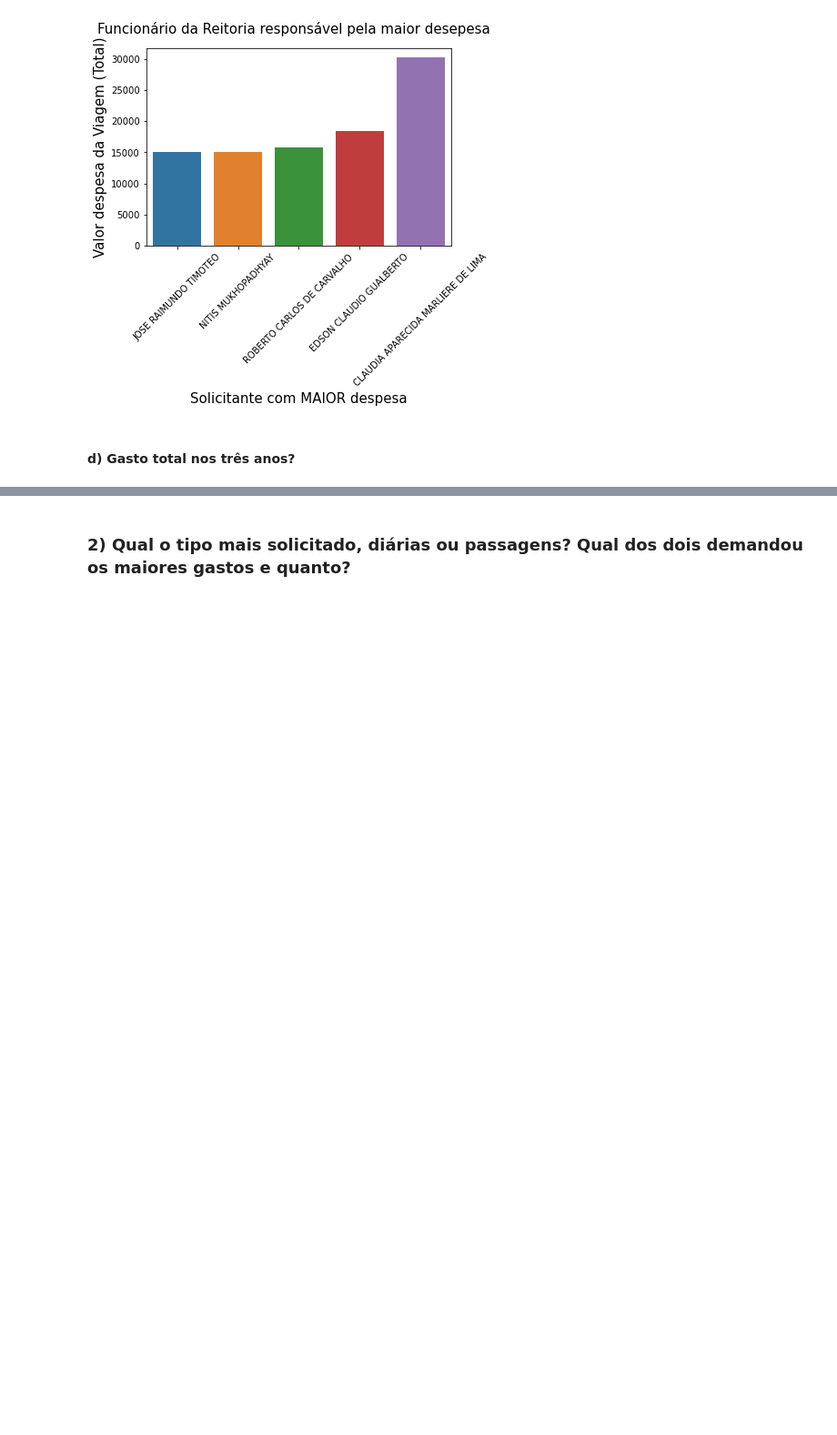
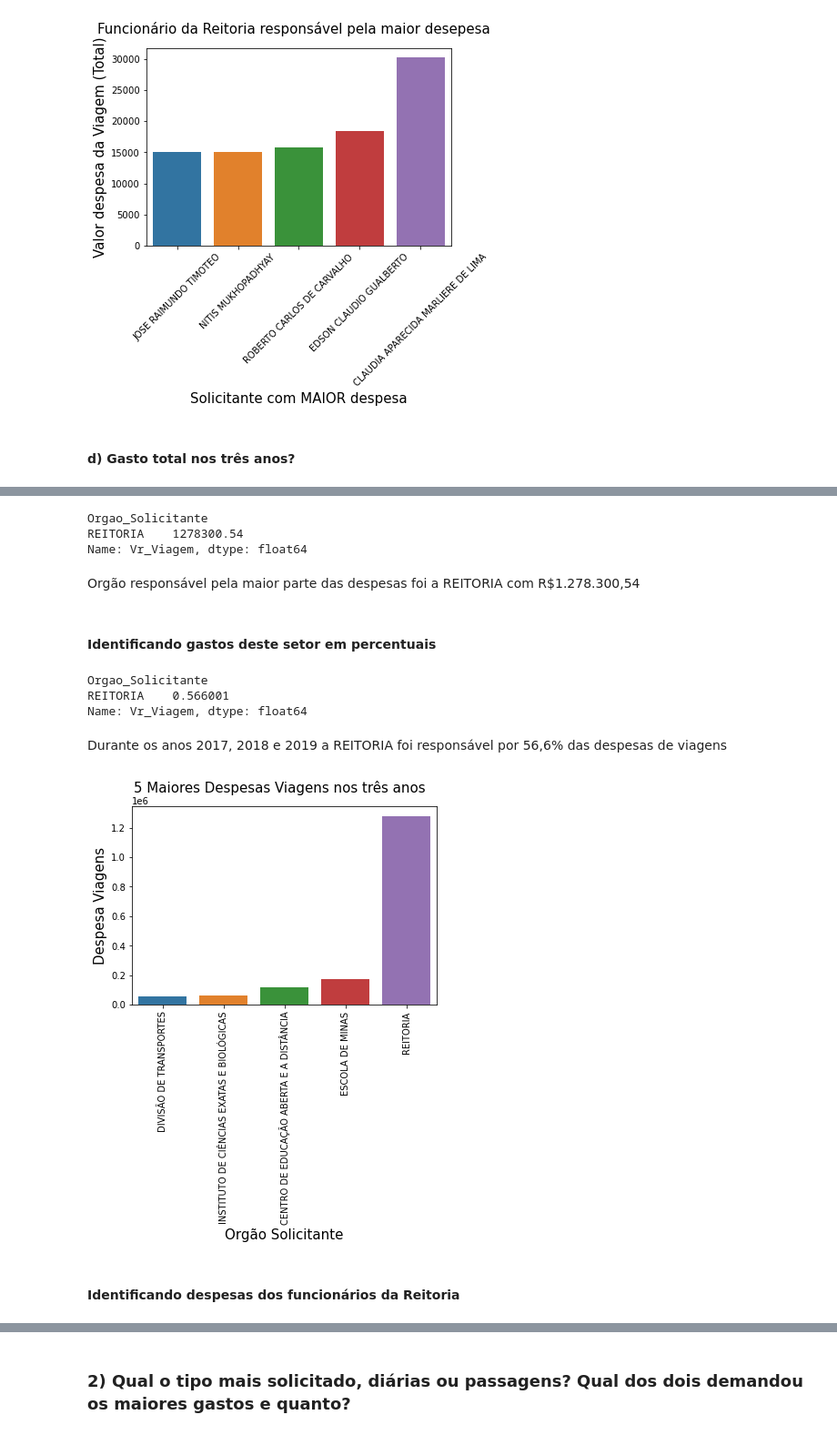
Before and after one commit to PedroSouzaDS/Traveling-Costs-Issue, a Jupyter notebook: Exploring_analysis/Análise_exploratoria.ipynb, the cells around one changed output, grey strips where cells are left out. Shown at 91% size. Cells and saved outputs as stored; diff of their text form; code cells hidden in the pictures; blank space fills up the shorter version.

```diff
--- a/Exploring_analysis/Análise_exploratoria.ipynb
+++ b/Exploring_analysis/Análise_exploratoria.ipynb
@@ -249,0 +278,30 @@ plt.show()
+# %%
+df.groupby('Orgao_Solicitante').Vr_Viagem.sum().sort_values().tail(1)
+# %% [output]
+Orgao_Solicitante
+REITORIA    1278300.54
+Name: Vr_Viagem, dtype: float64
+# %% [markdown]
+Orgão responsável pela maior parte das despesas foi a REITORIA com R$1.278.300,54
+# %% [markdown]
+#### Identificando gastos deste setor em percentuais
+# %%
+df.groupby('Orgao_Solicitante').Vr_Viagem.sum().sort_values().tail(1)/df.groupby('Orgao_Solicitante').Vr_Viagem.sum().sort_values().sum()
+# %% [output]
+Orgao_Solicitante
+REITORIA    0.566001
+Name: Vr_Viagem, dtype: float64
+# %% [markdown]
+Durante os anos 2017, 2018 e 2019 a REITORIA foi responsável por 56,6% das despesas de viagens
+# %%
+sns.barplot(df.groupby('Orgao_Solicitante').Vr_Viagem.sum().sort_values().tail(5).index,
+           df.groupby('Orgao_Solicitante').Vr_Viagem.sum().sort_values().tail(5).values)
+plt.xticks(rotation = 90)
+plt.xlabel('Orgão Solicitante', fontsize = 15)
+plt.ylabel('Despesa Viagens', fontsize = 15)
+plt.suptitle('5 Maiores Despesas Viagens nos três anos', fontsize = 15)
+plt.show()
+# %% [output]
+[figure, added]
+# %% [markdown]
+#### Identificando despesas dos funcionários da Reitoria
```
Also changed, not shown: parts of 13 cells of this notebook.
